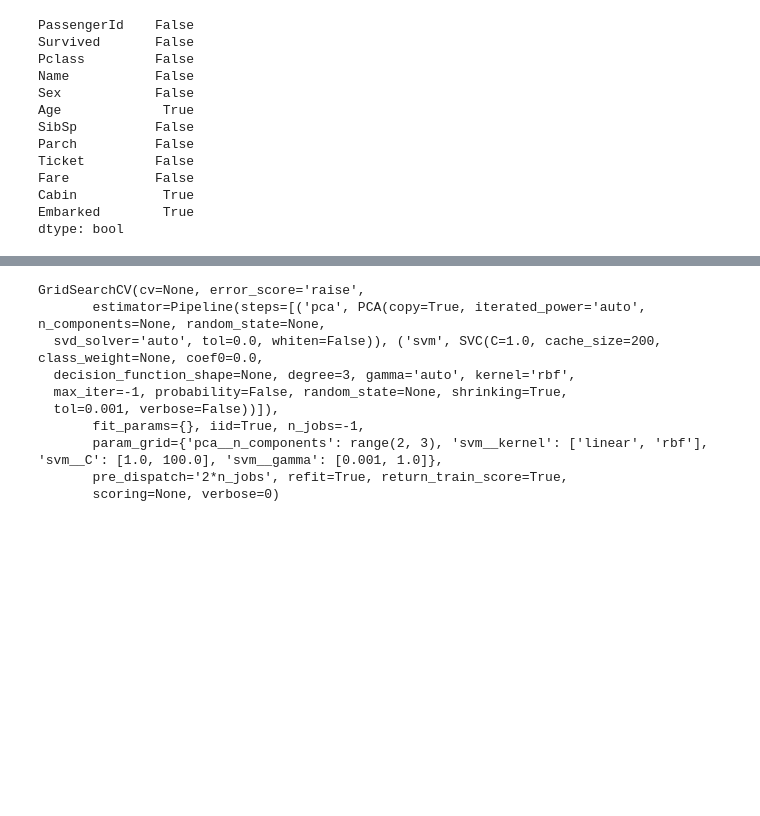
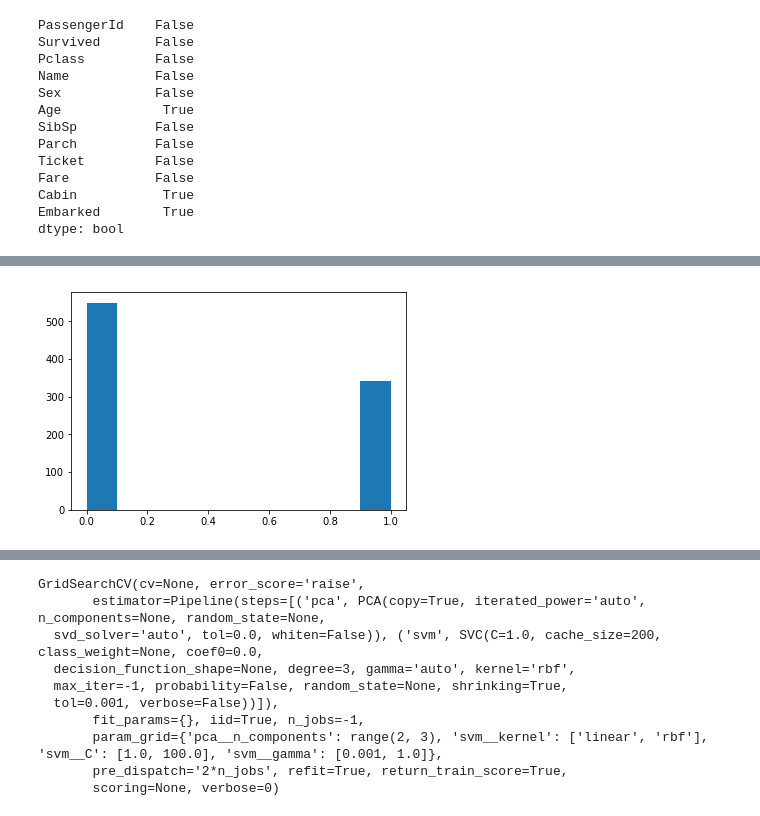
Before and after one commit to workyasu/Titanic, a Jupyter notebook: Titanic.ipynb, the cells around one changed output, grey strips where cells are left out. Saved outputs shown, nothing was run; the diff lists cells and outputs as text; code cells hidden in the pictures; blank space fills up the shorter version.

```diff
--- a/Titanic.ipynb
+++ b/Titanic.ipynb
@@ -13,3 +14,3 @@ from sklearn.model_selection import GridSearchCV
 # %%
 # 学習データの読み込み
-train_df = pd.read_csv("train.csv").replace("male",0).replace("female",1)
+raw_df = pd.read_csv("train.csv").replace("male",0).replace("female",1)
@@ -32,0 +72,4 @@ dtype: bool
+# %%
+# Cabinの欠損が多いため削除
+# PassengerId, Name, Ticketは目的変数に影響がない可能性が高いため削除
+train_df = raw_df.drop(["PassengerId","Cabin","Name","Ticket"], axis=1)
@@ -38,3 +114,9 @@ train_df2 = train_df.drop(["Name", "SibSp", "Parch", "Ticket", "Fare", "Cabin",
+# %%
+# ヒストグラムを出力
+plt.hist(train_df.Survived)
+plt.show()
+# %% [output]
+[figure, added]
 # %%
 # 学習データとテストデータに分割
 data = train_df2.values
```
Also changed, not shown: parts of 12 cells of this notebook.
